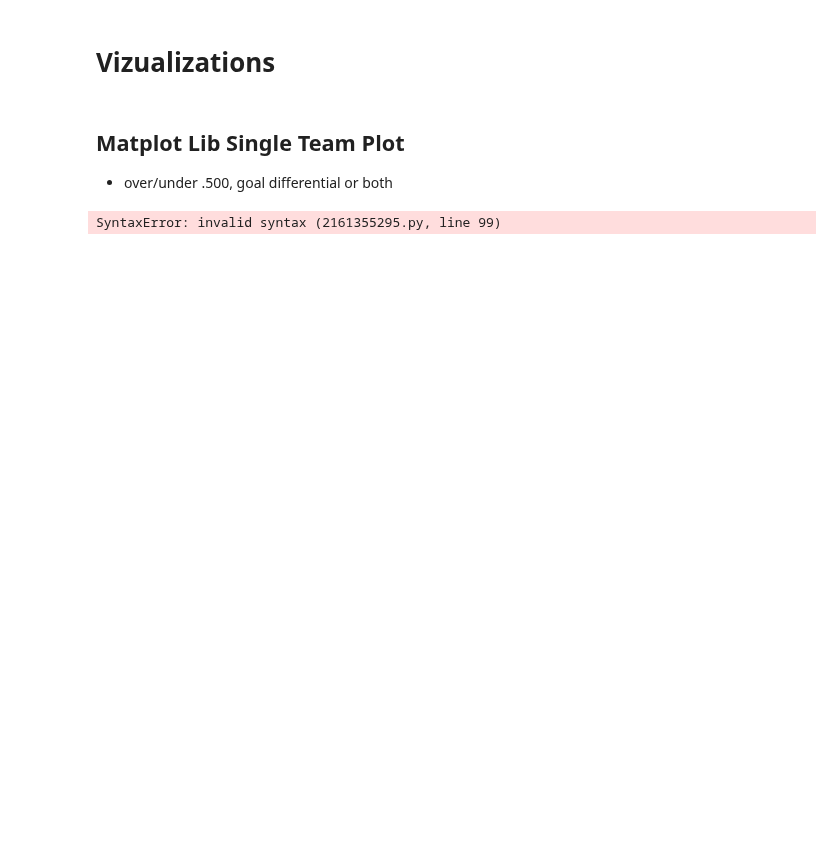
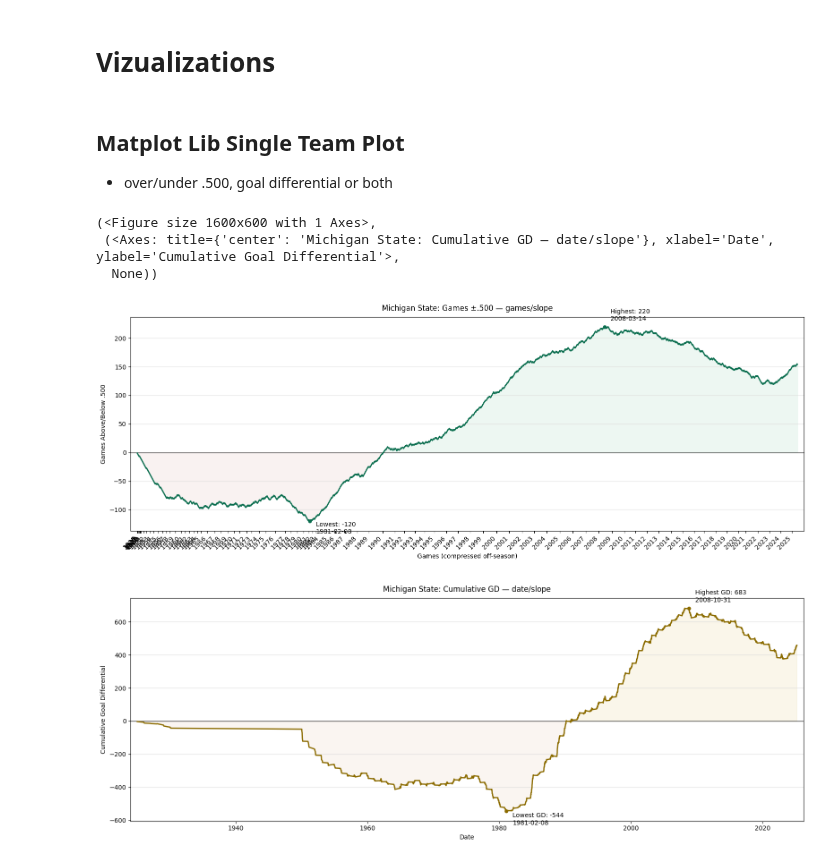
Before and after one commit to JSmith1826/college_hockey_2526, a Jupyter notebook: workbook/cumlative_all_time_records.ipynb, the cells around one changed output. Saved outputs shown, nothing was run; the diff lists cells and outputs as text; code cells hidden in the pictures; blank space fills up the shorter version.

```diff
--- a/workbook/cumlative_all_time_records.ipynb
+++ b/workbook/cumlative_all_time_records.ipynb
@@ -542,7 +1007,7 @@ def plot_team_timeline(
     # else:
     #     raise ValueError("time_scale must be 'date', 'games', or 'compressed-date'")
 
-    ----------ORIG-VERSION 1----------
+    # ----------ORIG-VERSION 1----------
     # ---- x-axis: calendar dates vs game index ----
     if time_scale == "date":
         x = g["Date"].values
@@ -836,8 +1301,6 @@ def plot_team_timeline(
 
 #     plt.tight_layout()
 #     return fig, (axL, axR)
-# %% [output]
-SyntaxError: invalid syntax (2161355295.py, line 99)
 # %%
 # Load your per-game timeline (created by the pipeline)
 tl = pd.read_csv("../data/tables/team_timeseries.csv", parse_dates=["Date"])
@@ -867,6 +1330,28 @@ tl = pd.read_csv("../data/tables/team_timeseries.csv", parse_dates=["Date"])
 #                    logo_path="../assets/logos/msu.png",
 #                    era_bands=[(pd.Timestamp("2007-07-01"), pd.Timestamp("2011-07-01"), "Coach X")])
 # plt.show()
+# %%
+# Games ± .500 only
+plot_team_timeline(
+    tl, "Michigan State",
+    mode="games",
+    time_scale="games",
+    style="slope"
+)
+
+# Cumulative Goal Differential only
+plot_team_timeline(
+    tl, "Michigan State",
+    mode="gd",
+    time_scale="date",
+    style="slope"
+)
+# %% [output]
+(<Figure size 1600x600 with 1 Axes>,
+ (<Axes: title={'center': 'Michigan State: Cumulative GD — date/slope'}, xlabel='Date', ylabel='Cumulative Goal Differential'>,
+  None))
+[figure, added]
+[figure, added]
 # %%
 ## Call Version 2 of Plotting Function
 plot_team_timeline(tl, "Michigan State", mode="games",
```
Also changed, not shown: parts of 7 cells of this notebook, 5 other files.
